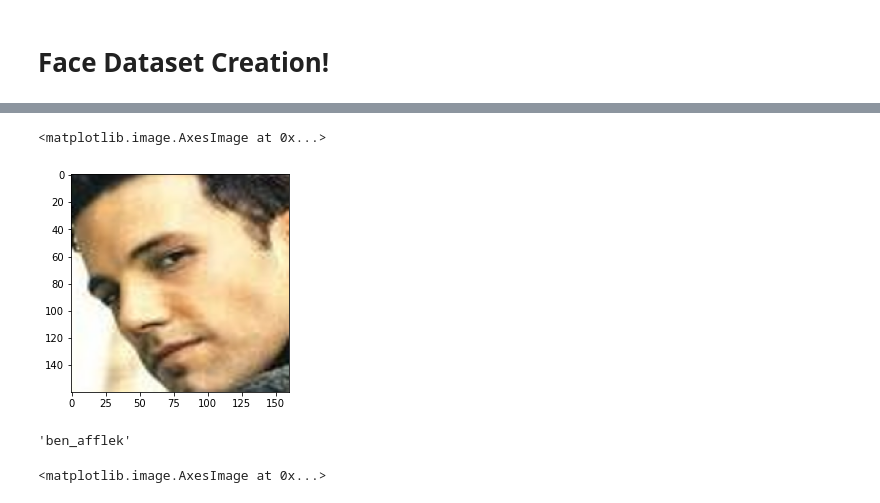
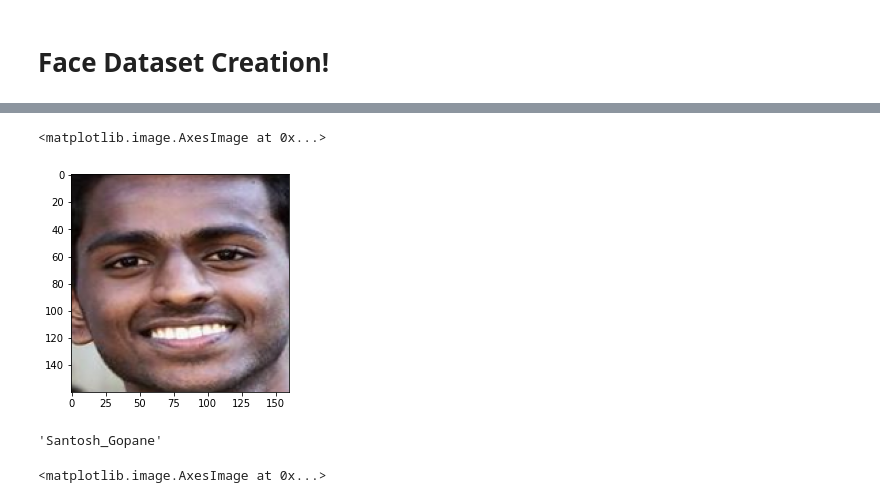
Before and after one commit to santoshgopane/FaceNet-model-using-Tensorflow-and-Keras, a Jupyter notebook: FaceNet Model Implementation.ipynb, the cells around one changed output, grey strips where cells are left out. Drawn from its saved outputs; the diff is of its cells as text; code cells hidden in the pictures.

```diff
--- a/FaceNet Model Implementation.ipynb
+++ b/FaceNet Model Implementation.ipynb
@@ -187,12 +187,12 @@ print(x_test.shape,y_test.shape)
 # %%
-plt.imshow(train_data[0][0])
+plt.imshow(train_data[0][100])
 # %% [output]
 <matplotlib.image.AxesImage at 0x...>
-[figure, old version]
+[figure, new version]
 # %%
-train_data[1][0]
+train_data[1][100]
 # %% [output]
-'ben_afflek'
+'Santosh_Gopane'
 # %%
 from numpy import savez_compressed, expand_dims
 # savez_compressed('test compression.npz',x_train,y_train,x_test,y_test)
```
Also changed, not shown: parts of 19 cells of this notebook.
